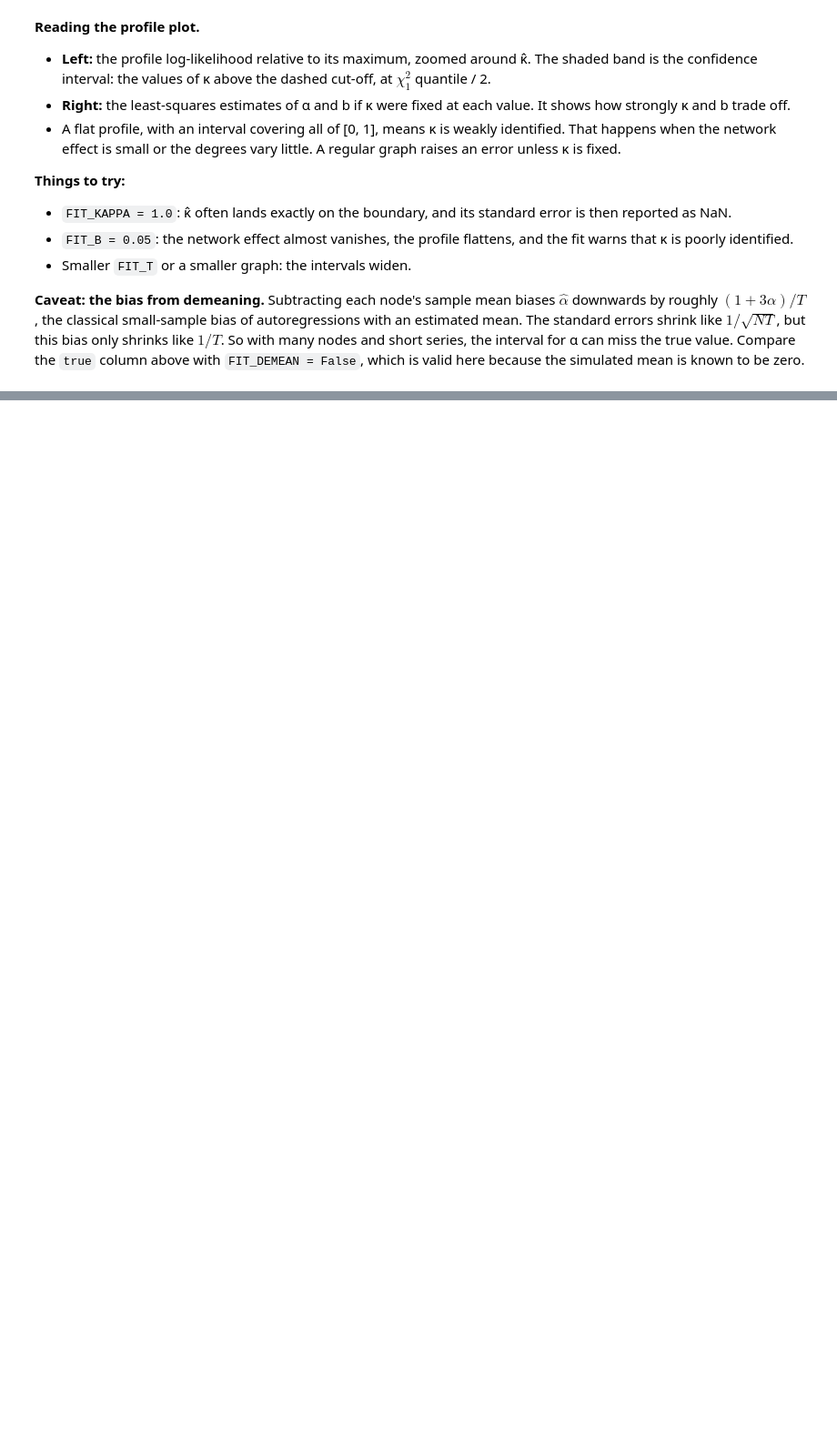
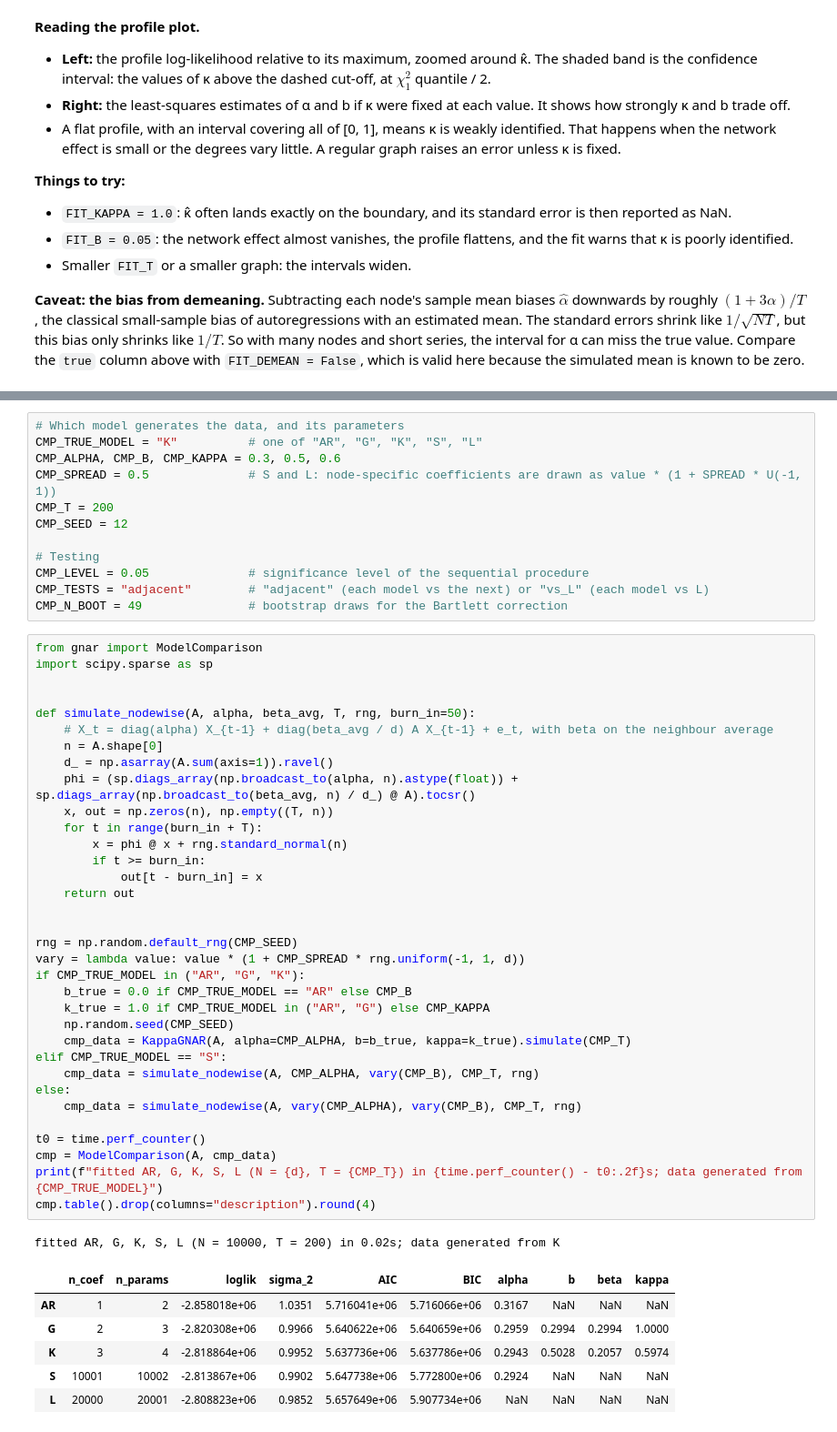
Before and after one commit to LorenzoFerri01/GNAR-Python, a Jupyter notebook: examples/kappa_gnar.ipynb, the cells around one changed output, grey strips where cells are left out. Shown at 91% size. Cells and saved outputs as stored; diff of their text form; blank space fills up the shorter version.

```diff
--- a/examples/kappa_gnar.ipynb
+++ b/examples/kappa_gnar.ipynb
@@ -263,0 +295,54 @@ plt.show()
+# %%
+# Which model generates the data, and its parameters
+CMP_TRUE_MODEL = "K"          # one of "AR", "G", "K", "S", "L"
+CMP_ALPHA, CMP_B, CMP_KAPPA = 0.3, 0.5, 0.6
+CMP_SPREAD = 0.5              # S and L: node-specific coefficients are drawn as value * (1 + SPREAD * U(-1, 1))
+CMP_T = 200
+CMP_SEED = 12
+
+# Testing
+CMP_LEVEL = 0.05              # significance level of the sequential procedure
+CMP_TESTS = "adjacent"        # "adjacent" (each model vs the next) or "vs_L" (each model vs L)
+CMP_N_BOOT = 49               # bootstrap draws for the Bartlett correction
+# %%
+from gnar import ModelComparison
+import scipy.sparse as sp
+
+
+def simulate_nodewise(A, alpha, beta_avg, T, rng, burn_in=50):
+    # X_t = diag(alpha) X_{t-1} + diag(beta_avg / d) A X_{t-1} + e_t, with beta on the neighbour average
+    n = A.shape[0]
+    d_ = np.asarray(A.sum(axis=1)).ravel()
+    phi = (sp.diags_array(np.broadcast_to(alpha, n).astype(float)) + sp.diags_array(np.broadcast_to(beta_avg, n) / d_) @ A).tocsr()
+    x, out = np.zeros(n), np.empty((T, n))
+    for t in range(burn_in + T):
+        x = phi @ x + rng.standard_normal(n)
+        if t >= burn_in:
+            out[t - burn_in] = x
+    return out
+
+
+rng = np.random.default_rng(CMP_SEED)
+vary = lambda value: value * (1 + CMP_SPREAD * rng.uniform(-1, 1, d))
+if CMP_TRUE_MODEL in ("AR", "G", "K"):
+    b_true = 0.0 if CMP_TRUE_MODEL == "AR" else CMP_B
+    k_true = 1.0 if CMP_TRUE_MODEL in ("AR", "G") else CMP_KAPPA
+    np.random.seed(CMP_SEED)
+    cmp_data = KappaGNAR(A, alpha=CMP_ALPHA, b=b_true, kappa=k_true).simulate(CMP_T)
+elif CMP_TRUE_MODEL == "S":
+    cmp_data = simulate_nodewise(A, CMP_ALPHA, vary(CMP_B), CMP_T, rng)
+else:
+    cmp_data = simulate_nodewise(A, vary(CMP_ALPHA), vary(CMP_B), CMP_T, rng)
+
+t0 = time.perf_counter()
+cmp = ModelComparison(A, cmp_data)
+print(f"fitted AR, G, K, S, L (N = {d}, T = {CMP_T}) in {time.perf_counter() - t0:.2f}s; data generated from {CMP_TRUE_MODEL}")
+cmp.table().drop(columns="description").round(4)
+# %% [output]
+fitted AR, G, K, S, L (N = 10000, T = 200) in 0.02s; data generated from K
+|  | n_coef | n_params | loglik | sigma_2 | AIC | BIC | alpha | b | beta | kappa |
+| AR | 1 | 2 | -2.858018e+06 | 1.0351 | 5.716041e+06 | 5.716066e+06 | 0.3167 | NaN | NaN | NaN |
+| G | 2 | 3 | -2.820308e+06 | 0.9966 | 5.640622e+06 | 5.640659e+06 | 0.2959 | 0.2994 | 0.2994 | 1.0000 |
+| K | 3 | 4 | -2.818864e+06 | 0.9952 | 5.637736e+06 | 5.637786e+06 | 0.2943 | 0.5028 | 0.2057 | 0.5974 |
+| S | 10001 | 10002 | -2.813867e+06 | 0.9902 | 5.647738e+06 | 5.772800e+06 | 0.2924 | NaN | NaN | NaN |
+| L | 20000 | 20001 | -2.808823e+06 | 0.9852 | 5.657649e+06 | 5.907734e+06 | NaN | NaN | NaN | NaN |
```
Also changed, not shown: parts of 11 cells of this notebook.
